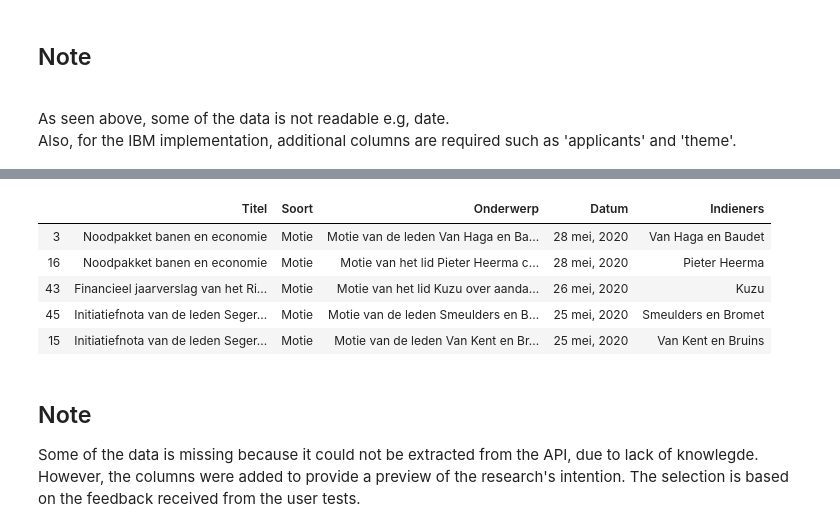
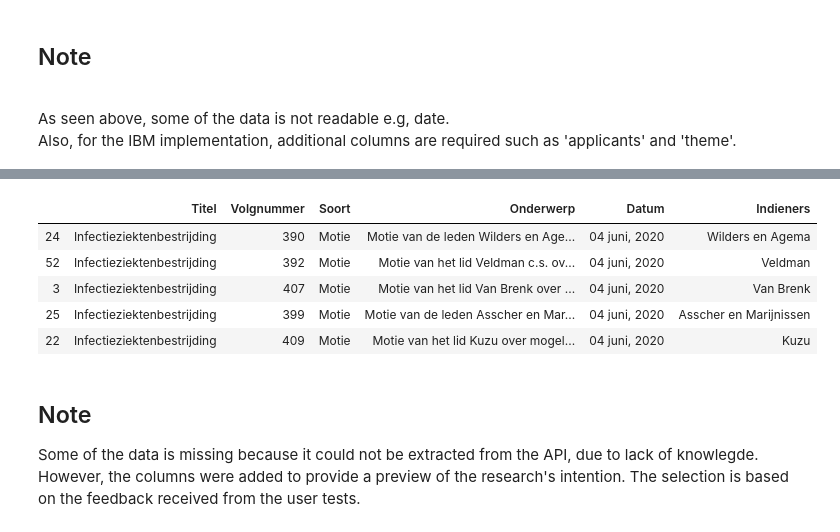
Before and after one commit to RhiedAlOthmani/2nd, a Jupyter notebook: Merging-JSON.ipynb, the cells around one changed output, grey strips where cells are left out. Cells and saved outputs as stored; diff of their text form; code cells hidden in the pictures.

```diff
--- a/Merging-JSON.ipynb
+++ b/Merging-JSON.ipynb
@@ -16,9 +10,11 @@ activities_all = pd.read_json((activities_data['value']).to_json(), orient='inde
+# %%
+motions_data = pd.read_json('https://gegevensmagazijn.tweedekamer.nl/OData/v4/2.0/Document?$filter=Soort%20eq%20%27Motie%27%20and%20contains(Onderwerp,%27corona%27)', orient='columns') #importing the JSON file
+motions_all = pd.read_json((motions_data['value']).to_json(), orient='index') #and converting it to a dataframe
 # %%
 #selecting the relavent columns from the original file
 #the selection is based on the feedback received from the user tests
 
-motions = motions_all[['Titel','Soort','Onderwerp','Datum']] #selecting the columns
-acts = activities_all[['Soort','Onderwerp','Datum','Noot','Besloten','Voortouwnaam']] #selecting the columns
+motions = motions_all[['Titel','Volgnummer','Soort','Onderwerp','Datum']] #selecting the columns
 
 motions.head(5)
 # %% [output]
@@ -52,24 +48,24 @@ motions.head(5)
 # %%
 #transforming the 'date'
 import datetime
 import locale #to translate the date
 locale.setlocale(locale.LC_TIME, "nl_NL") #set to Dutch
 
 
 motions['Datum'] = motions['Datum'].str.split('T').str[0] #removing the time
 motions['Datum'] = pd.to_datetime(motions.Datum) #converting the string to Date
 motions = motions.sort_values(by='Datum', ascending=False) #moste recent motions first
 #motions['Datum'] = motions['Datum'].dt.strftime('%Y-%b-%d') #transforms the Date back to string
 motions['Datum'] = motions['Datum'].dt.strftime('%d %B, %Y') #transforms the Date back to string, and more makes it readable
 
-motions.head()
+motions.head(5)
 # %% [output]
-|  | Titel | Soort | Onderwerp | Datum | Indieners |
-| 3 | Noodpakket banen en economie | Motie | Motie van de leden Van Haga en Ba... | 28 mei, 2020 | Van Haga en Baudet |
-| 16 | Noodpakket banen en economie | Motie | Motie van het lid Pieter Heerma c... | 28 mei, 2020 | Pieter Heerma |
-| 43 | Financieel jaarverslag van het Ri... | Motie | Motie van het lid Kuzu over aanda... | 26 mei, 2020 | Kuzu |
-| 45 | Initiatiefnota van de leden Seger... | Motie | Motie van de leden Smeulders en B... | 25 mei, 2020 | Smeulders en Bromet |
-| 15 | Initiatiefnota van de leden Seger... | Motie | Motie van de leden Van Kent en Br... | 25 mei, 2020 | Van Kent en Bruins |
+|  | Titel | Volgnummer | Soort | Onderwerp | Datum | Indieners |
+| 24 | Infectieziektenbestrijding | 390 | Motie | Motie van de leden Wilders en Age... | 04 juni, 2020 | Wilders en Agema |
+| 52 | Infectieziektenbestrijding | 392 | Motie | Motie van het lid Veldman c.s. ov... | 04 juni, 2020 | Veldman |
+| 3 | Infectieziektenbestrijding | 407 | Motie | Motie van het lid Van Brenk over ... | 04 juni, 2020 | Van Brenk |
+| 25 | Infectieziektenbestrijding | 399 | Motie | Motie van de leden Asscher en Mar... | 04 juni, 2020 | Asscher en Marijnissen |
+| 22 | Infectieziektenbestrijding | 409 | Motie | Motie van het lid Kuzu over mogel... | 04 juni, 2020 | Kuzu |
 # %% [markdown]
 <h2>Note</h2>
 
```
Also changed, not shown: parts of 8 cells of this notebook.
